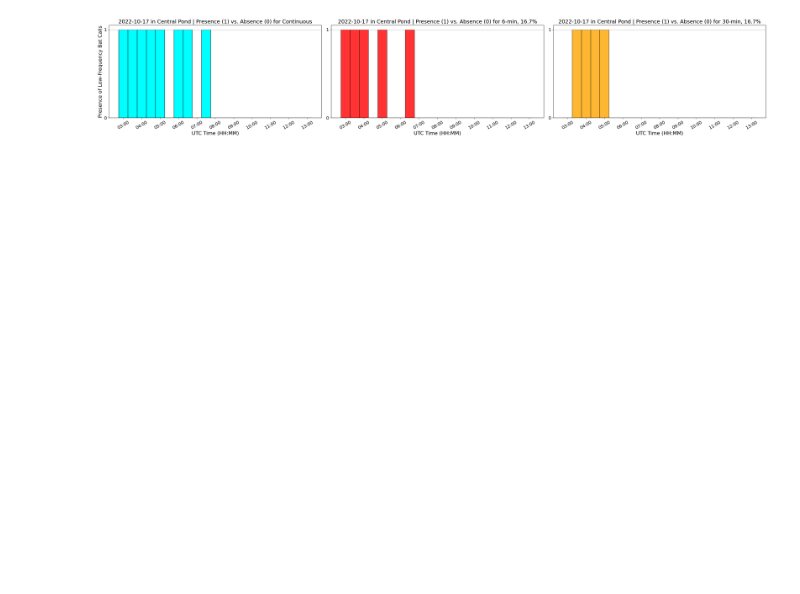
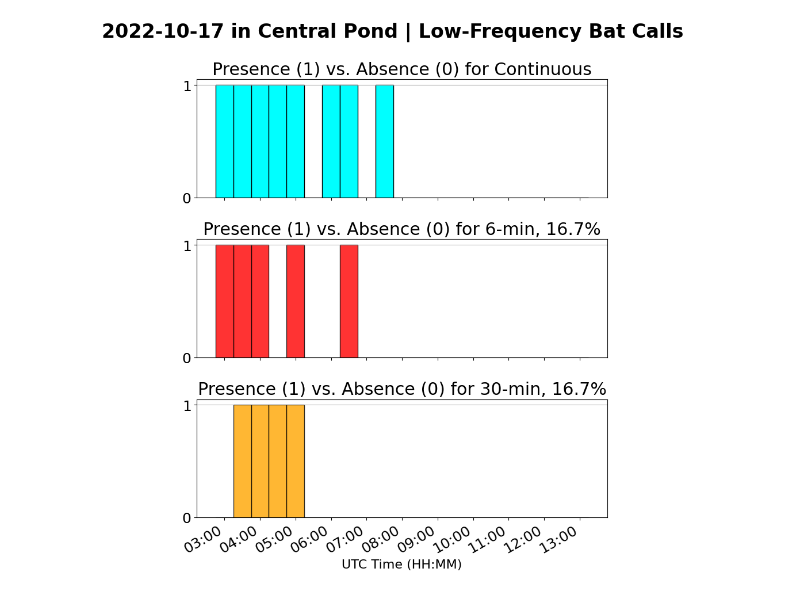
Before and after one commit to ctuguinay/bat-detector-msds, a Jupyter notebook: notebooks/msds_pipeline_for_autumn.ipynb, the cells around one changed output. Drawn from its saved outputs; the diff is of its cells as text; code cells hidden in the pictures; blank space fills up the shorter version.

```diff
--- a/notebooks/msds_pipeline_for_autumn.ipynb
+++ b/notebooks/msds_pipeline_for_autumn.ipynb
@@ -19,8 +19,8 @@ import src.subsampling as ss
 # %%
 input_dir = f'{Path.home()}/Documents/UBNA/Symposium/Recordings/AUTUMN_2022/CentralPond'
 fall_audio_files = sorted(list(Path(input_dir).iterdir()))
-date = "20221017"
-dates = ["20221017"]
+date = "20221017" # The set where I have recordings also stored locally to plot
+dates = ["20221014", "20221015", "20221016", "20221017"] # The set where I only have detections
 location = "Central Pond"
 # %%
 # ## Put together input parameters
@@ -36,9 +105,10 @@ percent_on = 0.167
 # Read in only section of audio with reftimes
 # Zoom into section of audio with times
 
-dets = pd.read_csv(f"../output_dir/1min_every_6min__{location.split()[0]}_{date}_030000to130000.csv")
+c_dets = pd.read_csv(f"../output_dir/continuous__{location.split()[0]}_{date}_030000to130000.csv")
 times = np.array([0, 600])
 offset = 0
+plt.rcParams.update({'font.size': 14})
 # %%
 # for i in range(len(fall_audio_files)):
 #     plot_file = fall_audio_files[i].name
@@ -441,36 +445,38 @@ x_label_fontsize = 16
 bar_edgecolor = 'black'
 bar_width = 1
 # %%
-plt.figure(figsize=(30, 15))
-plt.rcParams.update({'font.size': 14})
+plt.figure(figsize=(8, 10))
+plt.rcParams.update({'font.size': 18})
 
 plot_date = (dt.datetime.strptime(dates[-1], '%Y%m%d')).date()
+plt.suptitle(f"{plot_date} in {location} | All-Frequency Bat Calls", fontsize=24, fontweight='bold')
 
-plt.subplot(331)
-plt.title(f"{plot_date} in {location} | Presence (1) vs. Absence (0) for Continuous")
+plt.subplot(311)
+plt.title(f"Presence (1) vs. Absence (0) for Continuous")
 plt.bar(datetime_info, c_presence, width=bar_width, color=continuous_bar_color, edgecolor=bar_edgecolor)
-plt.ylabel("Presence of All-Frequency Bat Calls", fontsize=y_label_fontsize)
 plt.xlabel("UTC Time (HH:MM)", fontsize=x_label_fontsize)
 plt.grid(axis="y")
 plt.yticks([0, 1], [0, 1])
 plt.xticks(np.arange(0, 21, 2), datetime_info[::2], rotation=30)
 
-plt.subplot(332)
-plt.title(f"{plot_date} in {location} | Presence (1) vs. Absence (0) for 6-min, 16.7%")
+plt.subplot(312)
+plt.title(f"Presence (1) vs. Absence (0) for 6-min, 16.7%")
 plt.bar(datetime_info, presence1, width=bar_width, color=comparison_6min_bar_color, edgecolor=bar_edgecolor, alpha=bar_alpha)
 plt.xlabel("UTC Time (HH:MM)", fontsize=x_label_fontsize)
 plt.grid(axis="y")
 plt.yticks([0, 1], [0, 1])
 plt.xticks(np.arange(0, 21, 2), datetime_info[::2], rotation=30)
 
-plt.subplot(333)
-plt.title(f"{plot_date} in {location} | Presence (1) vs. Absence (0) for 30-min, 16.7%")
+plt.subplot(313)
+plt.title(f"Presence (1) vs. Absence (0) for 30-min, 16.7%")
 plt.bar(datetime_info, presence2, width=bar_width, color=comparison_30min_bar_color, edgecolor=bar_edgecolor, alpha=bar_alpha)
 plt.xlabel("UTC Time (HH:MM)", fontsize=x_label_fontsize)
 plt.grid(axis="y")
 plt.yticks([0, 1], [0, 1])
 plt.xticks(np.arange(0, 21, 2), datetime_info[::2], rotation=30)
 
+plt.gcf().autofmt_xdate()
+
 plt.tight_layout()
 plt.savefig(f'{Path.home()}/Documents/UBNA/Symposium/Figures/lf_&_hf_presence_absence__{location.split()[0]}_{dates[-1]}_030000to130000_comparisons.png')
 plt.show()
@@ -479,34 +485,36 @@ plt.show()
 # %%
-plt.figure(figsize=(30, 15))
+plt.figure(figsize=(8, 10))
 
-plt.subplot(331)
-plt.title(f"{plot_date} in {location} | Presence (1) vs. Absence (0) for Continuous")
+plt.suptitle(f"{plot_date} in {location} | Low-Frequency Bat Calls", fontsize=24, fontweight='bold')
+
+plt.subplot(311)
+plt.title(f"Presence (1) vs. Absence (0) for Continuous")
 plt.bar(datetime_info, c_lfpresence, width=bar_width, color=continuous_bar_color, edgecolor=bar_edgecolor)
-plt.ylabel("Presence of Low-Frequency Bat Calls", fontsize=y_label_fontsize)
 plt.xlabel("UTC Time (HH:MM)", fontsize=x_label_fontsize)
 plt.grid(axis="y")
 plt.yticks([0, 1], [0, 1])
 plt.xticks(np.arange(0, 21, 2), datetime_info[::2], rotation=30)
 
-plt.subplot(332)
-plt.title(f"{plot_date} in {location} | Presence (1) vs. Absence (0) for 6-min, 16.7%")
+plt.subplot(312)
+plt.title(f"Presence (1) vs. Absence (0) for 6-min, 16.7%")
 plt.bar(datetime_info, lfpresence1, width=bar_width, color=comparison_6min_bar_color, edgecolor=bar_edgecolor, alpha=bar_alpha)
 plt.xlabel("UTC Time (HH:MM)", fontsize=x_label_fontsize)
 plt.grid(axis="y")
 plt.yticks([0, 1], [0, 1])
 plt.xticks(np.arange(0, 21, 2), datetime_info[::2], rotation=30)
 
-plt.subplot(333)
-plt.title(f"{plot_date} in {location} | Presence (1) vs. Absence (0) for 30-min, 16.7%")
+plt.subplot(313)
+plt.title(f"Presence (1) vs. Absence (0) for 30-min, 16.7%")
 plt.bar(datetime_info, lfpresence2, width=bar_width, color=comparison_30min_bar_color, edgecolor=bar_edgecolor, alpha=bar_alpha)
 plt.xlabel("UTC Time (HH:MM)", fontsize=x_label_fontsize)
 plt.grid(axis="y")
 plt.yticks([0, 1], [0, 1])
 plt.xticks(np.arange(0, 21, 2), datetime_info[::2], rotation=30)
 
+plt.gcf().autofmt_xdate()
 plt.tight_layout()
 plt.savefig(f'{Path.home()}/Documents/UBNA/Symposium/Figures/lf_presence_absence__{location.split()[0]}_{dates[-1]}_030000to130000_comparisons.png')
 plt.show()
 # %% [output]
-[figure, old version]
+[figure, new version]
 # %%
```
Also changed, not shown: parts of 22 cells of this notebook, 4 other files.
